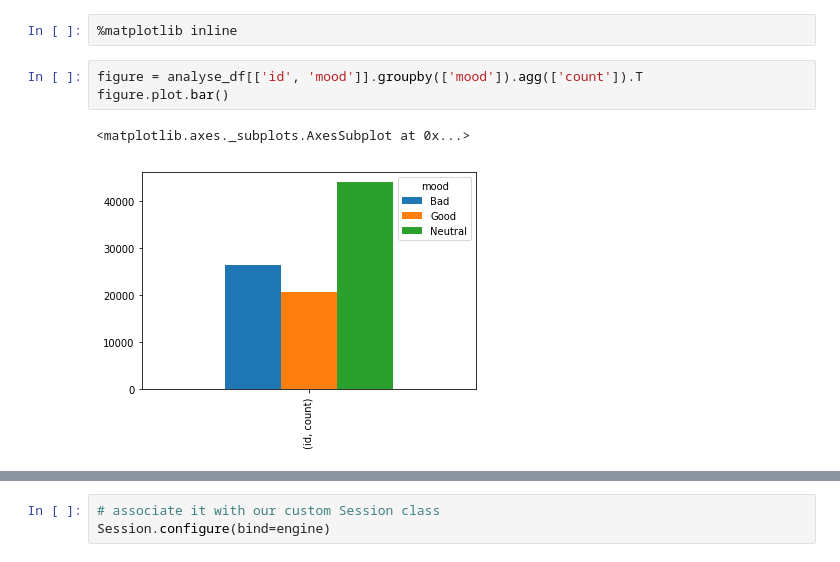
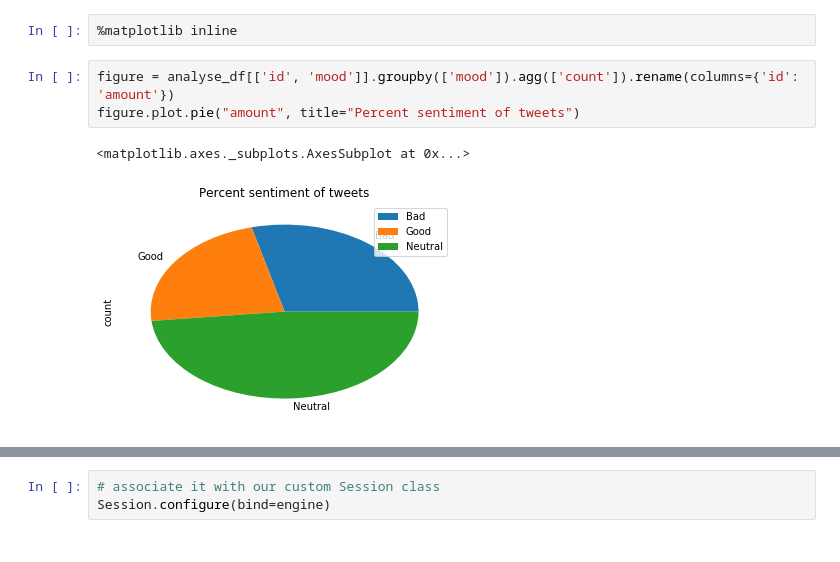
Before and after one commit to annaaniol/DataExploration, a Jupyter notebook: vader_analys.ipynb, the cells around one changed output, grey strips where cells are left out. Drawn from its saved outputs; the diff is of its cells as text.

Commit message:
Add chart to vader

```diff
--- a/vader_analys.ipynb
+++ b/vader_analys.ipynb
@@ -89,8 +108,8 @@ for index, row in analyse_df.iterrows():
 # %%
 %matplotlib inline
 # %%
-figure = analyse_df[['id', 'mood']].groupby(['mood']).agg(['count']).T
-figure.plot.bar()
+figure = analyse_df[['id', 'mood']].groupby(['mood']).agg(['count']).rename(columns={'id': 'amount'})
+figure.plot.pie("amount", title="Percent sentiment of tweets")
 # %% [output]
 <matplotlib.axes._subplots.AxesSubplot at 0x...>
-[figure, old version]
+[figure, new version]
```
Also changed, not shown: parts of 5 cells of this notebook.
